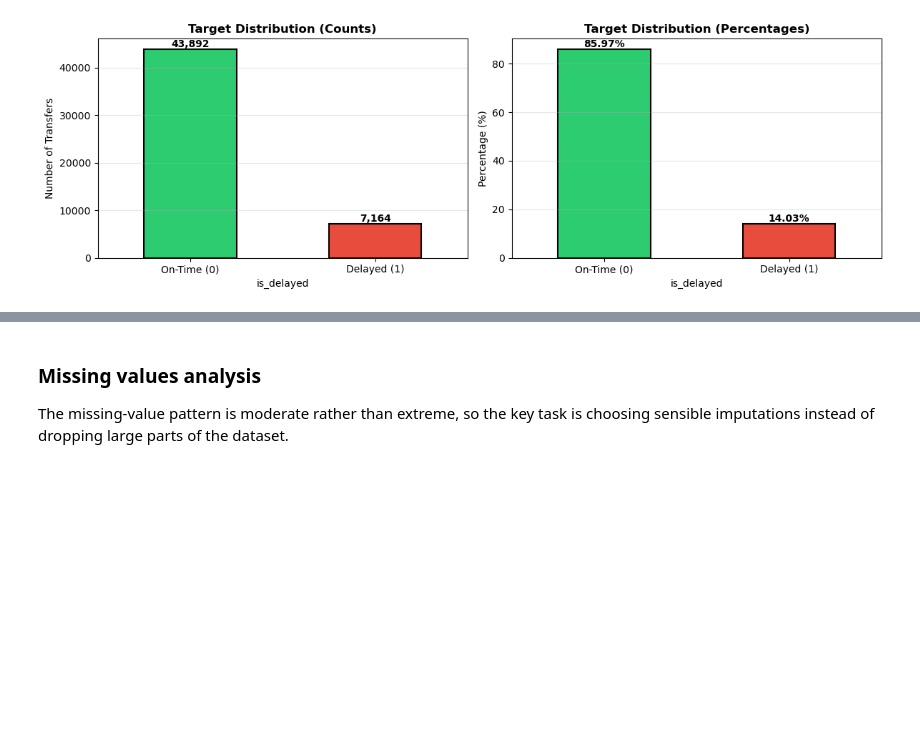
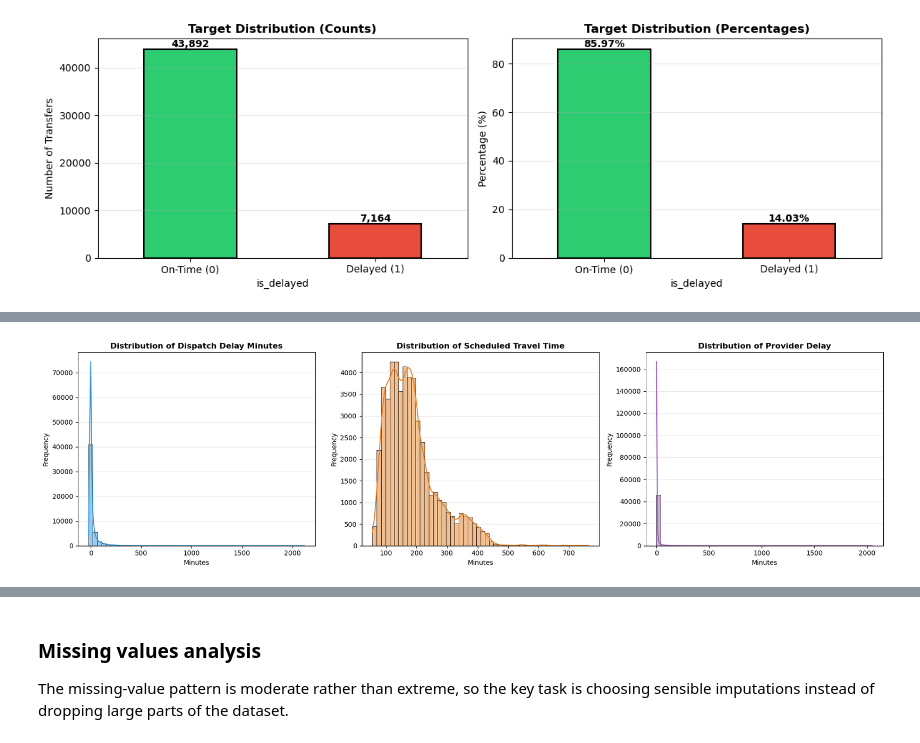
Before and after one commit to InbarKedem/final-project-intro-to-ml, a Jupyter notebook: task.ipynb, the cells around one changed output, grey strips where cells are left out. Saved outputs shown, nothing was run; the diff lists cells and outputs as text; code cells hidden in the pictures; blank space fills up the shorter version.

```diff
--- a/task.ipynb
+++ b/task.ipynb
@@ -16,10 +16,13 @@ from sklearn.linear_model import LogisticRegression
 from sklearn.metrics import roc_auc_score, roc_curve, confusion_matrix, classification_report
 from scipy import stats
 from IPython.display import display
+import os
+import shutil
+
 # Set random seed for reproducibility
 np.random.seed(42)
 
-# Load data using relative paths
+# Load data using relative paths (use `data/` directory)
 data_path = 'data/'
-train_df = pd.read_csv(data_path + 'train.csv')
-test_df = pd.read_csv(data_path + 'test.csv')
+train_df = pd.read_csv(os.path.join(data_path, 'train.csv'))
+test_df = pd.read_csv(os.path.join(data_path, 'test.csv'))
@@ -147,0 +202,29 @@ Missing data can affect the model, but in this dataset the pattern is moderate r
+# %%
+# Visualize distributions of key numeric features
+fig, axes = plt.subplots(1, 3, figsize=(18, 5))
+
+# Plot 1: Dispatch Delay
+sns.histplot(train_df['dispatch_delay_minutes'].dropna(), bins=50, kde=True, ax=axes[0], color='#3498db', edgecolor='black')
+axes[0].set_title('Distribution of Dispatch Delay Minutes', fontsize=12, fontweight='bold')
+axes[0].set_xlabel('Minutes')
+axes[0].set_ylabel('Frequency')
+axes[0].grid(axis='y', alpha=0.3)
+
+# Plot 2: Scheduled Travel Time
+sns.histplot(train_df['scheduled_travel_time_minutes'].dropna(), bins=50, kde=True, ax=axes[1], color='#e67e22', edgecolor='black')
+axes[1].set_title('Distribution of Scheduled Travel Time', fontsize=12, fontweight='bold')
+axes[1].set_xlabel('Minutes')
+axes[1].set_ylabel('Frequency')
+axes[1].grid(axis='y', alpha=0.3)
+
+# Plot 3: Provider Delay
+sns.histplot(train_df['provider_delay_minutes'].dropna(), bins=50, kde=True, ax=axes[2], color='#9b59b6', edgecolor='black')
+axes[2].set_title('Distribution of Provider Delay', fontsize=12, fontweight='bold')
+axes[2].set_xlabel('Minutes')
+axes[2].set_ylabel('Frequency')
+axes[2].grid(axis='y', alpha=0.3)
+
+plt.tight_layout()
+plt.show()
+# %% [output]
+[figure, added]
```
Also changed, not shown: parts of 70 cells of this notebook.
